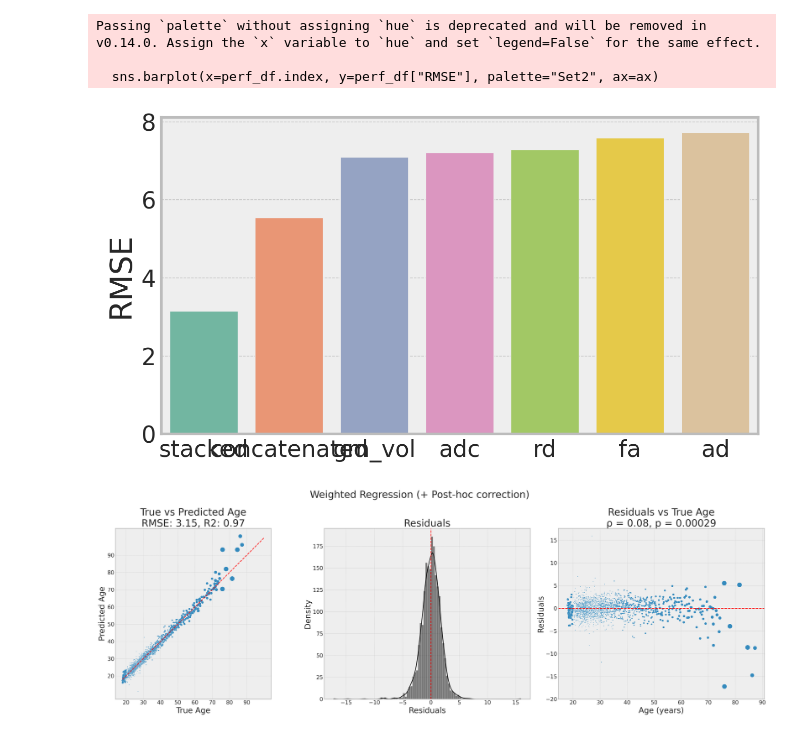
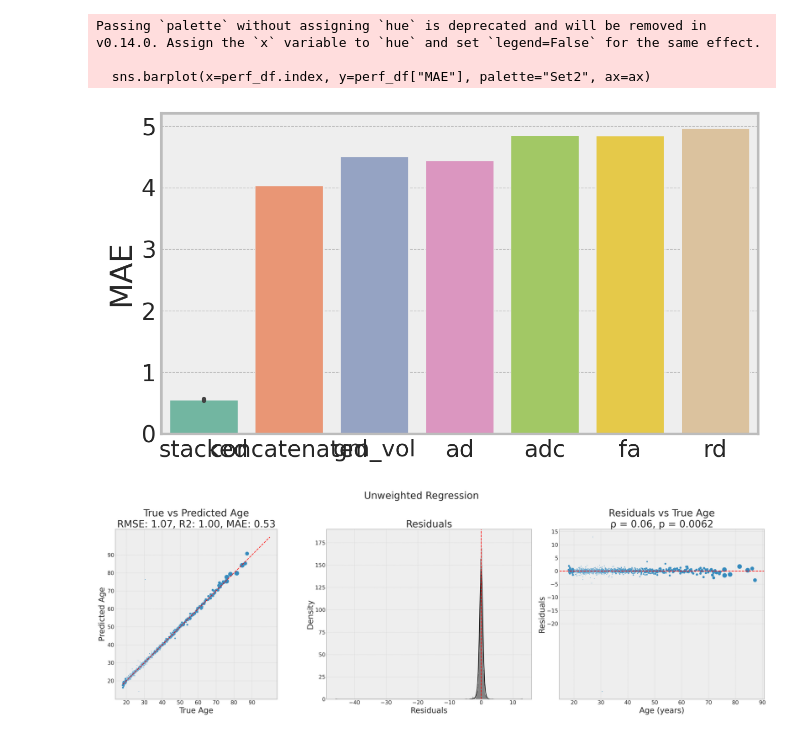
Before and after one commit to GalKepler/neuroaging, a Jupyter notebook: notebooks/fig4/fig4.ipynb, the cells around one changed output. Drawn from its saved outputs; the diff is of its cells as text; code cells hidden in the pictures.

```diff
--- a/notebooks/fig4/fig4.ipynb
+++ b/notebooks/fig4/fig4.ipynb
@@ -387,8 +387,8 @@ outer_cv = KFold(
 
 perf_rows = []
 
-use_weights = True
-do_post_hoc_correction = True
+use_weights = False
+do_post_hoc_correction = False
 post_hoc_degree = 1
 
 predictions = {}
@@ -638,7 +638,7 @@ from sklearn.utils import resample
 #     ci_hi.append(hi)
 
 fig, ax = plt.subplots(figsize=(7, 4))
-sns.barplot(x=perf_df.index, y=perf_df["RMSE"], palette="Set2", ax=ax)
+sns.barplot(x=perf_df.index, y=perf_df["MAE"], palette="Set2", ax=ax)
 # ax.errorbar(
 #     x=np.arange(len(perf_df)),
 #     y=perf_df["RMSE"],
@@ -657,7 +657,7 @@ plt.show()
 # %% [output]
 Passing `palette` without assigning `hue` is deprecated and will be removed in v0.14.0. Assign the `x` variable to `hue` and set `legend=False` for the same effect.
 
-  sns.barplot(x=perf_df.index, y=perf_df["RMSE"], palette="Set2", ax=ax)
+  sns.barplot(x=perf_df.index, y=perf_df["MAE"], palette="Set2", ax=ax)
-[figure, old version]
+[figure, new version]
 # %%
 best_metric = perf_df.index[0]
@@ -686,10 +686,13 @@ plt.style.use("bmh")
 
 
 r2 = r2_score(y, y_pred, sample_weight=w)
+# r2 = r2_score(y, y_pred)
 rmse = root_mean_squared_error(y, y_pred, sample_weight=w)
+# rmse = root_mean_squared_error(y, y_pred)
+mae = mean_absolute_error(y, y_pred, sample_weight=w)
 
 
-title = f"True vs Predicted Age\nRMSE: {rmse:.2f}, R2: {r2:.2f}"
+title = f"True vs Predicted Age\nRMSE: {rmse:.2f}, R2: {r2:.2f}, MAE: {mae:.2f}"
 
 fig, axes = plt.subplots(1, 3, figsize=(30, 10))
 # plot true vs predicted
@@ -726,31 +729,31 @@ ax.axvline(0, color="red", linestyle="--")
 
 r, p = spearmanr(df["age"], df["residuals"])
 
 ax = axes[2]
 sns.scatterplot(
     data=df,
     x="age",
     y="residuals",
     ax=ax,
     # cmap="jet",
     # color by weight,
     # hue=w.flatten(),
     palette="viridis",
     s=w*10,
 )
 ax.axhline(0, color="red", linestyle="--")
 ax.set_xlabel("Age (years)", fontsize=24)
 ax.set_ylabel("Residuals", fontsize=24)
 ax.set_title("Residuals vs True Age\nρ = {:.2f}, p = {:.2g}".format(r, p), fontsize=30)
 ax.set_xticks(range(20, 100, 10))
 ax.set_yticks(range(-20, 20, 5))
 # make axis square
 
 suptitle = "Weighted Regression" if use_weights else "Unweighted Regression"
 if do_post_hoc_correction:
     suptitle += " (+ Post-hoc correction)"
 fig.suptitle(suptitle, fontsize=30)
 
 plt.tight_layout()
 # %% [output]
-[figure, old version]
+[figure, new version]
```
Also changed, not shown: parts of 3 cells of this notebook.
